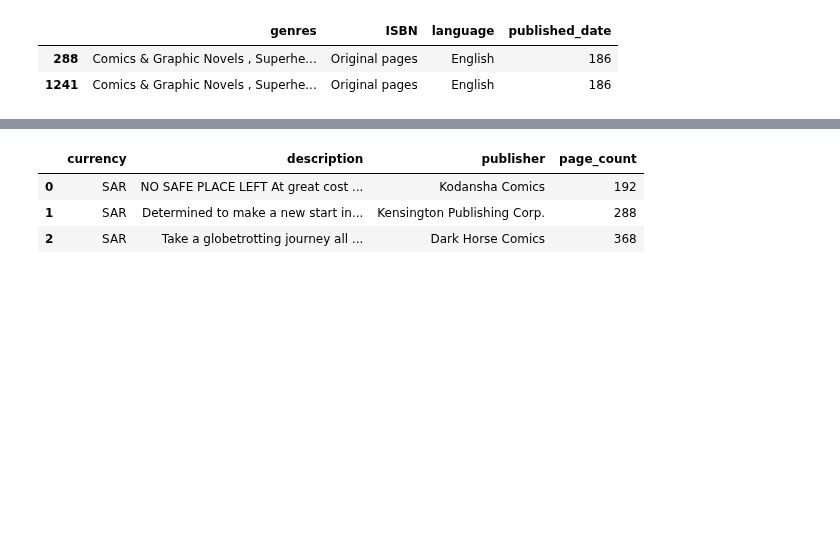
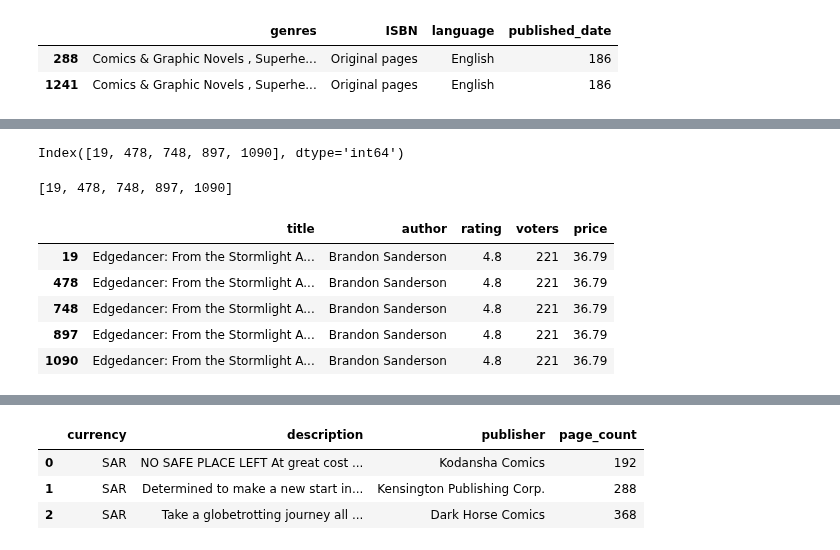
Before and after one commit to bigmikecreates/nlp-practice, a Jupyter notebook: src/notebooks/explore.ipynb, the cells around one changed output, grey strips where cells are left out. Drawn from its saved outputs; the diff is of its cells as text; code cells hidden in the pictures; blank space fills up the shorter version.

```diff
--- a/src/notebooks/explore.ipynb
+++ b/src/notebooks/explore.ipynb
@@ -386,0 +468,5 @@ memory usage: 40.7+ KB
+# %%
+# Checking against other duplicates
+
+sample_subset_duplicate_description = duplicate_descriptions[duplicate_descriptions['description'] == sample_duplicate_description]
+sample_subset_duplicate_description
@@ -386,0 +480,19 @@ memory usage: 40.7+ KB
+# %%
+# Extracting indexes to compare corresponding rows in the other subsets, to differentiate records from each other
+
+sample_subset_duplicate_description_indexes = list(sample_subset_duplicate_description.index)
+sample_subset_duplicate_description_indexes
+# %% [output]
+Index([19, 478, 748, 897, 1090], dtype='int64')
+[19, 478, 748, 897, 1090]
+# %%
+# Comparing with susbet 1
+
+raw_doc_p1.iloc[sample_subset_duplicate_description_indexes]
+# %% [output]
+|  | title | author | rating | voters | price |
+| 19 | Edgedancer: From the Stormlight A... | Brandon Sanderson | 4.8 | 221 | 36.79 |
+| 478 | Edgedancer: From the Stormlight A... | Brandon Sanderson | 4.8 | 221 | 36.79 |
+| 748 | Edgedancer: From the Stormlight A... | Brandon Sanderson | 4.8 | 221 | 36.79 |
+| 897 | Edgedancer: From the Stormlight A... | Brandon Sanderson | 4.8 | 221 | 36.79 |
+| 1090 | Edgedancer: From the Stormlight A... | Brandon Sanderson | 4.8 | 221 | 36.79 |
```
Also changed, not shown: parts of 32 cells of this notebook.
